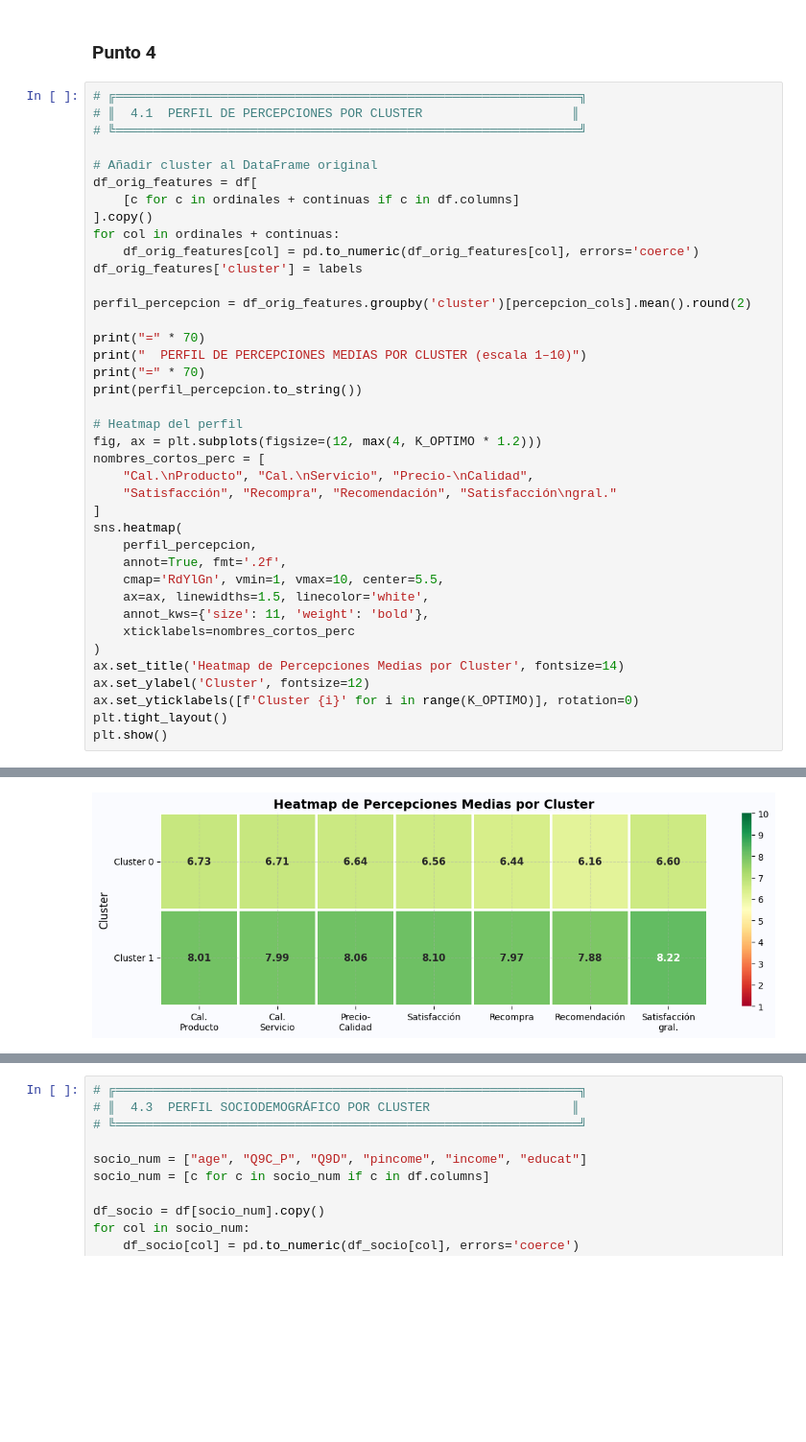
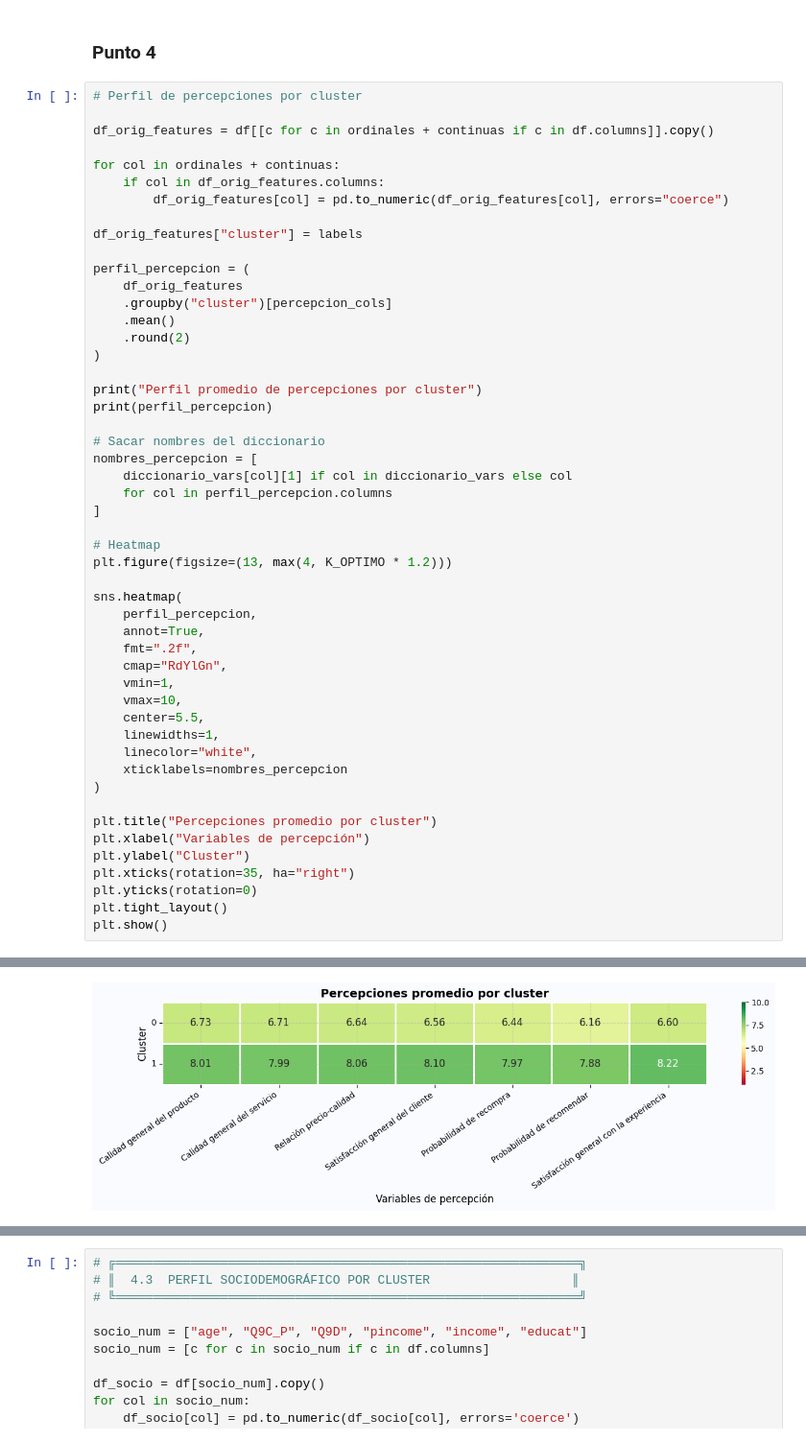
Before and after one commit to LeMarsito02/parcial2analitica, a Jupyter notebook: 02_No_Supervisado_(Grupo) copy.ipynb, the cells around one changed output, grey strips where cells are left out. Shown at 96% size. Saved outputs shown, nothing was run; the diff lists cells and outputs as text; blank space fills up the shorter version.

```diff
--- a/02_No_Supervisado_(Grupo) copy.ipynb
+++ b/02_No_Supervisado_(Grupo) copy.ipynb
@@ -765,42 +1043,53 @@ plt.show()
 # %% [markdown]
 ### Punto 4
 # %%
-# ╔══════════════════════════════════════════════════════════════╗
-# ║  4.1  PERFIL DE PERCEPCIONES POR CLUSTER                    ║
-# ╚══════════════════════════════════════════════════════════════╝
+# Perfil de percepciones por cluster
 
-# Añadir cluster al DataFrame original
-df_orig_features = df[
-    [c for c in ordinales + continuas if c in df.columns]
-].copy()
+df_orig_features = df[[c for c in ordinales + continuas if c in df.columns]].copy()
+
 for col in ordinales + continuas:
-    df_orig_features[col] = pd.to_numeric(df_orig_features[col], errors='coerce')
-df_orig_features['cluster'] = labels
+    if col in df_orig_features.columns:
+        df_orig_features[col] = pd.to_numeric(df_orig_features[col], errors="coerce")
 
-perfil_percepcion = df_orig_features.groupby('cluster')[percepcion_cols].mean().round(2)
+df_orig_features["cluster"] = labels
 
-print("=" * 70)
-print("  PERFIL DE PERCEPCIONES MEDIAS POR CLUSTER (escala 1–10)")
-print("=" * 70)
-print(perfil_percepcion.to_string())
+perfil_percepcion = (
+    df_orig_features
+    .groupby("cluster")[percepcion_cols]
+    .mean()
+    .round(2)
+)
 
-# Heatmap del perfil
-fig, ax = plt.subplots(figsize=(12, max(4, K_OPTIMO * 1.2)))
-nombres_cortos_perc = [
-    "Cal.\nProducto", "Cal.\nServicio", "Precio-\nCalidad",
-    "Satisfacción", "Recompra", "Recomendación", "Satisfacción\ngral."
+print("Perfil promedio de percepciones por cluster")
+print(perfil_percepcion)
+
+# Sacar nombres del diccionario
+nombres_percepcion = [
+    diccionario_vars[col][1] if col in diccionario_vars else col
+    for col in perfil_percepcion.columns
 ]
+
+# Heatmap
+plt.figure(figsize=(13, max(4, K_OPTIMO * 1.2)))
+
 sns.heatmap(
     perfil_percepcion,
-    annot=True, fmt='.2f',
-    cmap='RdYlGn', vmin=1, vmax=10, center=5.5,
-    ax=ax, linewidths=1.5, linecolor='white',
-    annot_kws={'size': 11, 'weight': 'bold'},
-    xticklabels=nombres_cortos_perc
+    annot=True,
+    fmt=".2f",
+    cmap="RdYlGn",
+    vmin=1,
+    vmax=10,
+    center=5.5,
+    linewidths=1,
+    linecolor="white",
+    xticklabels=nombres_percepcion
 )
-ax.set_title('Heatmap de Percepciones Medias por Cluster', fontsize=14)
-ax.set_ylabel('Cluster', fontsize=12)
-ax.set_yticklabels([f'Cluster {i}' for i in range(K_OPTIMO)], rotation=0)
+
+plt.title("Percepciones promedio por cluster")
+plt.xlabel("Variables de percepción")
+plt.ylabel("Cluster")
+plt.xticks(rotation=35, ha="right")
+plt.yticks(rotation=0)
 plt.tight_layout()
 plt.show()
 # %% [output]
@@ -810,6 +1097,6 @@ plt.show()
          poverq  soverq    pq  satis  repur  recomm  VN_1009_Q20A
 cluster
 0          6.73    6.71  6.64   6.56   6.44    6.16          6.60
 1          8.01    7.99  8.06   8.10   7.97    7.88          8.22
-[figure, old version]
+[figure, new version]
 # %%
```
Also changed, not shown: parts of 21 cells of this notebook, 5 other files.
